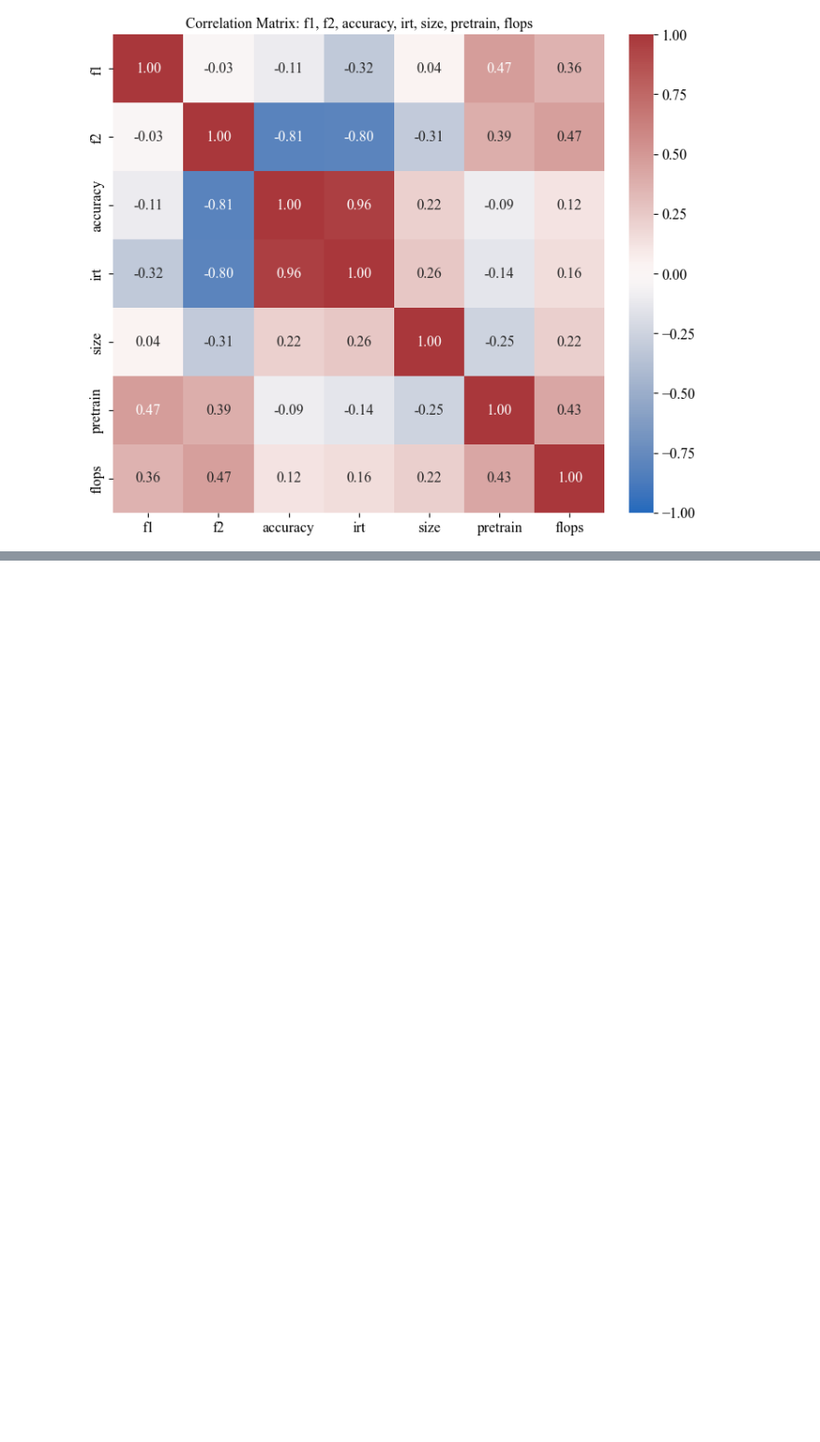
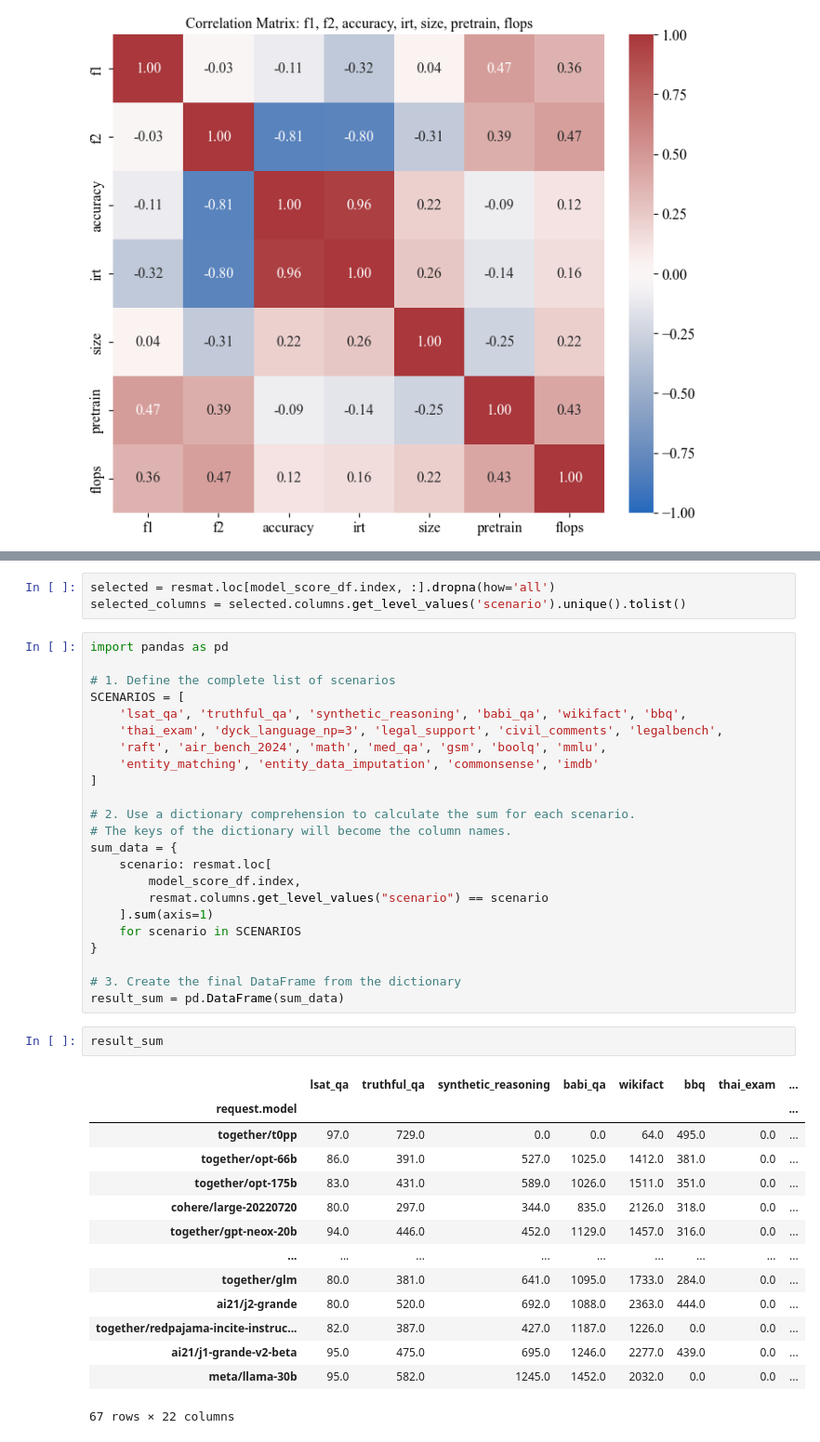
Before and after one commit to ronanhansel/reeval-multi, a Jupyter notebook: mirt-official/calibration.ipynb, the cells around one changed output, grey strips where cells are left out. Shown at 93% size. Saved outputs shown, nothing was run; the diff lists cells and outputs as text; blank space fills up the shorter version.

```diff
--- a/mirt-official/calibration.ipynb
+++ b/mirt-official/calibration.ipynb
@@ -764,0 +835,43 @@ plt.show()
+# %%
+selected = resmat.loc[model_score_df.index, :].dropna(how='all')
+selected_columns = selected.columns.get_level_values('scenario').unique().tolist()
+# %%
+import pandas as pd
+
+# 1. Define the complete list of scenarios
+SCENARIOS = [
+    'lsat_qa', 'truthful_qa', 'synthetic_reasoning', 'babi_qa', 'wikifact', 'bbq',
+    'thai_exam', 'dyck_language_np=3', 'legal_support', 'civil_comments', 'legalbench',
+    'raft', 'air_bench_2024', 'math', 'med_qa', 'gsm', 'boolq', 'mmlu',
+    'entity_matching', 'entity_data_imputation', 'commonsense', 'imdb'
+]
+
+# 2. Use a dictionary comprehension to calculate the sum for each scenario.
+# The keys of the dictionary will become the column names.
+sum_data = {
+    scenario: resmat.loc[
+        model_score_df.index,
+        resmat.columns.get_level_values("scenario") == scenario
+    ].sum(axis=1)
+    for scenario in SCENARIOS
+}
+
+# 3. Create the final DataFrame from the dictionary
+result_sum = pd.DataFrame(sum_data)
+# %%
+result_sum
+# %% [output]
+|  | lsat_qa | truthful_qa | synthetic_reasoning | babi_qa | wikifact | bbq | thai_exam | ... |
+| request.model |  |  |  |  |  |  |  | ... |
+| together/t0pp | 97.0 | 729.0 | 0.0 | 0.0 | 64.0 | 495.0 | 0.0 | ... |
+| together/opt-66b | 86.0 | 391.0 | 527.0 | 1025.0 | 1412.0 | 381.0 | 0.0 | ... |
+| together/opt-175b | 83.0 | 431.0 | 589.0 | 1026.0 | 1511.0 | 351.0 | 0.0 | ... |
+| cohere/large-20220720 | 80.0 | 297.0 | 344.0 | 835.0 | 2126.0 | 318.0 | 0.0 | ... |
+| together/gpt-neox-20b | 94.0 | 446.0 | 452.0 | 1129.0 | 1457.0 | 316.0 | 0.0 | ... |
+| ... | ... | ... | ... | ... | ... | ... | ... | ... |
+| together/glm | 80.0 | 381.0 | 641.0 | 1095.0 | 1733.0 | 284.0 | 0.0 | ... |
+| ai21/j2-grande | 80.0 | 520.0 | 692.0 | 1088.0 | 2363.0 | 444.0 | 0.0 | ... |
+| together/redpajama-incite-instruc... | 82.0 | 387.0 | 427.0 | 1187.0 | 1226.0 | 0.0 | 0.0 | ... |
+| ai21/j1-grande-v2-beta | 95.0 | 475.0 | 695.0 | 1246.0 | 2277.0 | 439.0 | 0.0 | ... |
+| meta/llama-30b | 95.0 | 582.0 | 1245.0 | 1452.0 | 2032.0 | 0.0 | 0.0 | ... |
+67 rows × 22 columns
```
Also changed, not shown: parts of 16 cells of this notebook, 5 other files.
